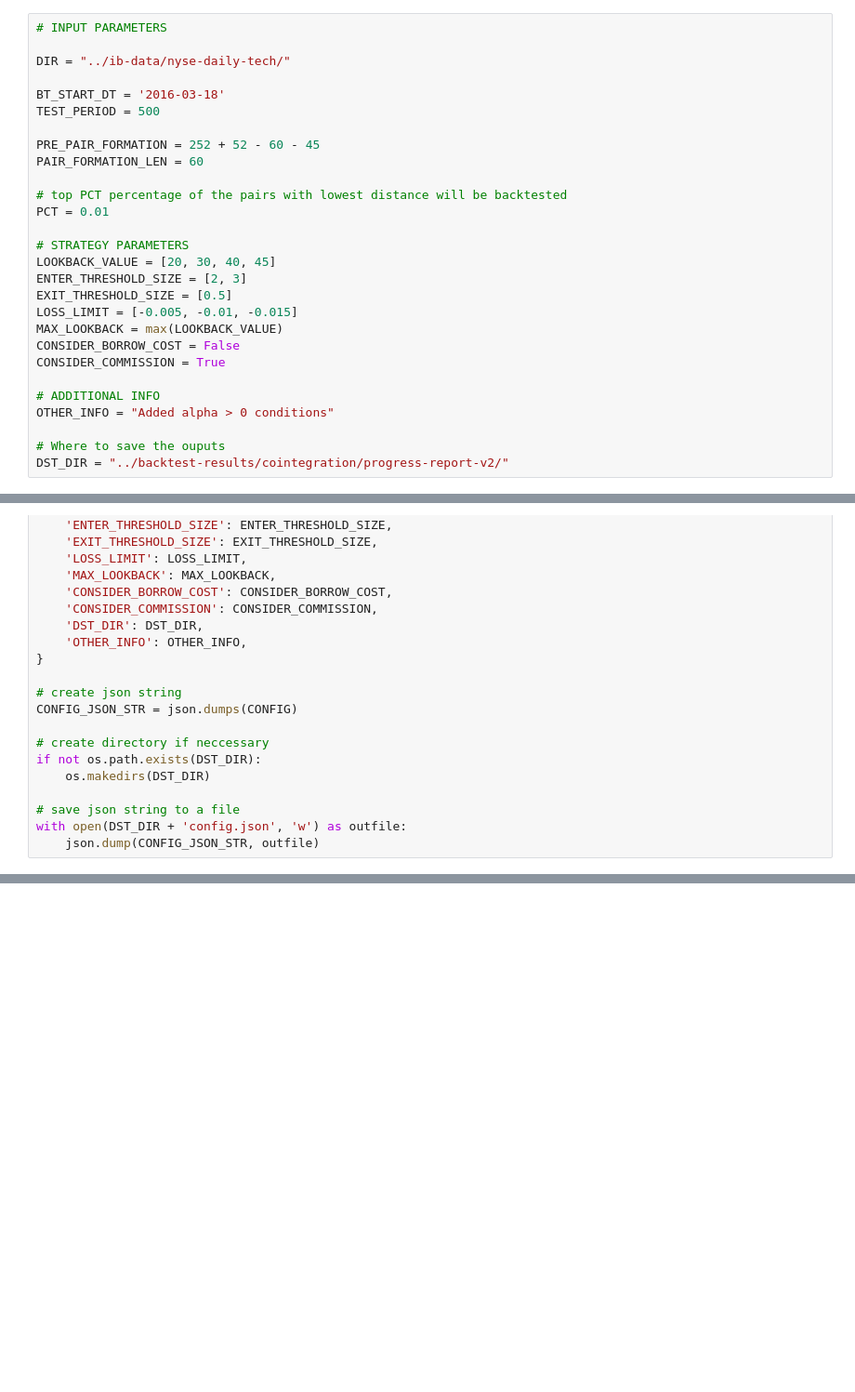
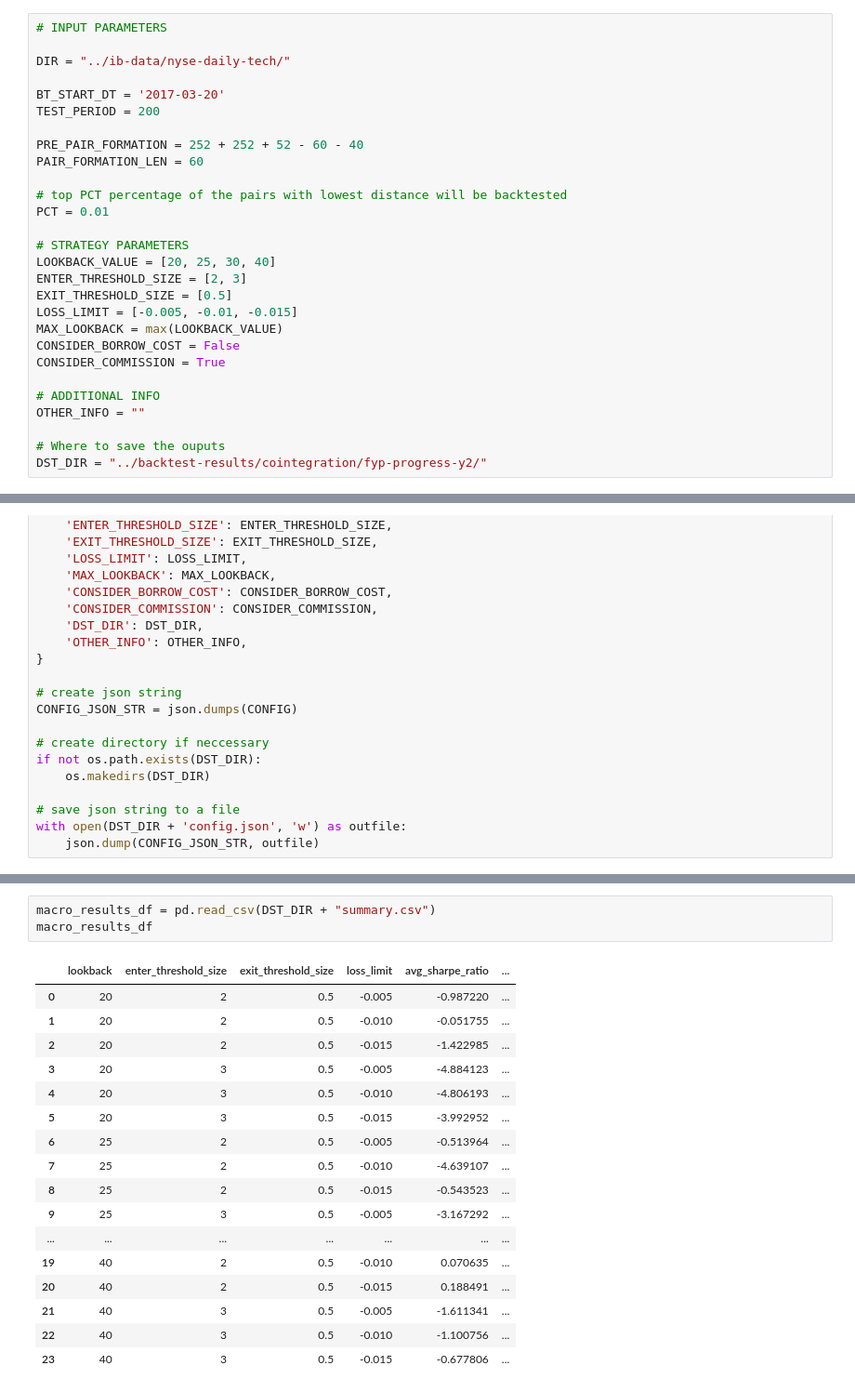
Before and after one commit to wywongbd/pairstrade-fyp-2019, a Jupyter notebook: jupyter-py/5c-Cointegration-Method-Grid-Search.ipynb, the cells around one changed output, grey strips where cells are left out. Shown at 93% size. Drawn from its saved outputs; the diff is of its cells as text; blank space fills up the shorter version.

```diff
--- a/jupyter-py/5c-Cointegration-Method-Grid-Search.ipynb
+++ b/jupyter-py/5c-Cointegration-Method-Grid-Search.ipynb
@@ -22,17 +25,17 @@ import json
 
 DIR = "../ib-data/nyse-daily-tech/"
 
-BT_START_DT = '2016-03-18'
-TEST_PERIOD = 500
+BT_START_DT = '2017-03-20'
+TEST_PERIOD = 200
 
-PRE_PAIR_FORMATION = 252 + 52 - 60 - 45
+PRE_PAIR_FORMATION = 252 + 252 + 52 - 60 - 40
 PAIR_FORMATION_LEN = 60
 
 # top PCT percentage of the pairs with lowest distance will be backtested
 PCT = 0.01
 
 # STRATEGY PARAMETERS
-LOOKBACK_VALUE = [20, 30, 40, 45]
+LOOKBACK_VALUE = [20, 25, 30, 40]
 ENTER_THRESHOLD_SIZE = [2, 3]
 EXIT_THRESHOLD_SIZE = [0.5]
 LOSS_LIMIT = [-0.005, -0.01, -0.015]
@@ -41,10 +44,10 @@ CONSIDER_BORROW_COST = False
 CONSIDER_COMMISSION = True
 
 # ADDITIONAL INFO
-OTHER_INFO = "Added alpha > 0 conditions"
+OTHER_INFO = ""
 
 # Where to save the ouputs
-DST_DIR = "../backtest-results/cointegration/progress-report-v2/"
+DST_DIR = "../backtest-results/cointegration/fyp-progress-y2/"
 # %%
 CONFIG = {
     'DIR': DIR,
@@ -270,0 +260,21 @@ Backtesting all pairs using parameters (30, 2, 0.5, -0.005)
+# %%
+macro_results_df = pd.read_csv(DST_DIR + "summary.csv")
+macro_results_df
+# %% [output]
+|  | lookback | enter_threshold_size | exit_threshold_size | loss_limit | avg_sharpe_ratio | ... |
+| 0 | 20 | 2 | 0.5 | -0.005 | -0.987220 | ... |
+| 1 | 20 | 2 | 0.5 | -0.010 | -0.051755 | ... |
+| 2 | 20 | 2 | 0.5 | -0.015 | -1.422985 | ... |
+| 3 | 20 | 3 | 0.5 | -0.005 | -4.884123 | ... |
+| 4 | 20 | 3 | 0.5 | -0.010 | -4.806193 | ... |
+| 5 | 20 | 3 | 0.5 | -0.015 | -3.992952 | ... |
+| 6 | 25 | 2 | 0.5 | -0.005 | -0.513964 | ... |
+| 7 | 25 | 2 | 0.5 | -0.010 | -4.639107 | ... |
+| 8 | 25 | 2 | 0.5 | -0.015 | -0.543523 | ... |
+| 9 | 25 | 3 | 0.5 | -0.005 | -3.167292 | ... |
+| ... | ... | ... | ... | ... | ... | ... |
+| 19 | 40 | 2 | 0.5 | -0.010 | 0.070635 | ... |
+| 20 | 40 | 2 | 0.5 | -0.015 | 0.188491 | ... |
+| 21 | 40 | 3 | 0.5 | -0.005 | -1.611341 | ... |
+| 22 | 40 | 3 | 0.5 | -0.010 | -1.100756 | ... |
+| 23 | 40 | 3 | 0.5 | -0.015 | -0.677806 | ... |
```
Also changed, not shown: parts of 7 cells of this notebook, 2 other files.
